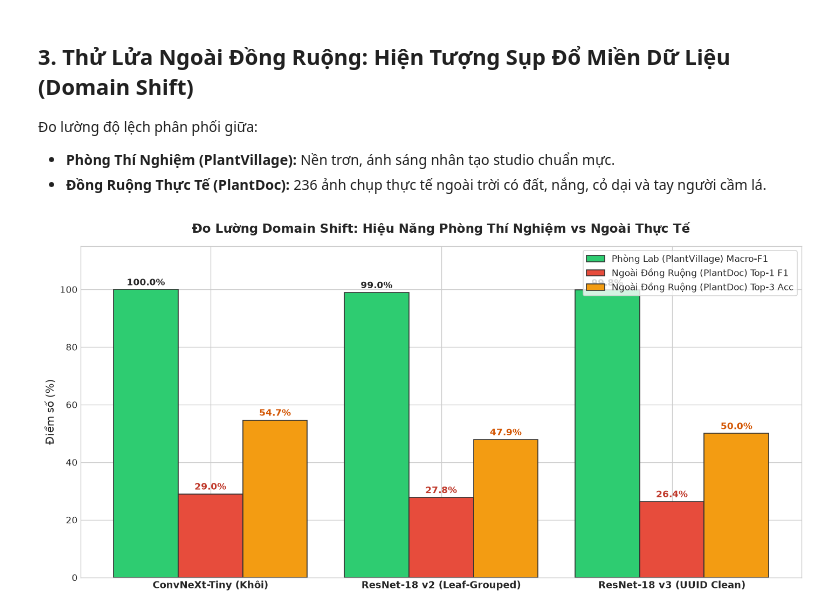
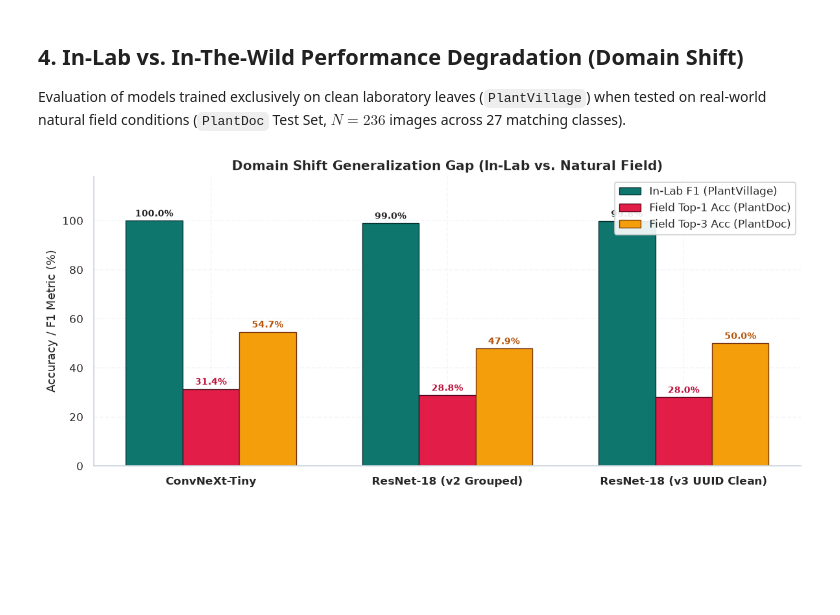
Before and after one commit to Longcodepro/plant-disease-ml, a Jupyter notebook: notebooks/07_model_evaluation_and_analysis.ipynb, the cells around one changed output. Drawn from its saved outputs; the diff is of its cells as text; code cells hidden in the pictures; blank space fills up the shorter version.

Commit message:
style(notebooks): refactor notebooks 07 and 08 to clean publication-grade benchmark styling

```diff
--- a/notebooks/07_model_evaluation_and_analysis.ipynb
+++ b/notebooks/07_model_evaluation_and_analysis.ipynb
@@ -122,38 +194,37 @@ plt.show()
-# %% [markdown]
-## 3. Thử Lửa Ngoài Đồng Ruộng: Hiện Tượng Sụp Đổ Miền Dữ Liệu (Domain Shift)
-Đo lường độ lệch phân phối giữa:
-* **Phòng Thí Nghiệm (PlantVillage):** Nền trơn, ánh sáng nhân tạo studio chuẩn mực.
-* **Đồng Ruộng Thực Tế (PlantDoc):** 236 ảnh chụp thực tế ngoài trời có đất, nắng, cỏ dại và tay người cầm lá.
+# %% [markdown]
+## 4. In-Lab vs. In-The-Wild Performance Degradation (Domain Shift)
+Evaluation of models trained exclusively on clean laboratory leaves (`PlantVillage`) when tested on real-world natural field conditions (`PlantDoc` Test Set, $N=236$ images across 27 matching classes).
 # %%
-models_list = ['ConvNeXt-Tiny (Khôi)', 'ResNet-18 v2 (Leaf-Grouped)', 'ResNet-18 v3 (UUID Clean)']
-lab_f1 = [99.95, 98.95, 99.80]
-plantdoc_f1 = [29.03, 27.81, 26.39]
+models = ["ConvNeXt-Tiny", "ResNet-18 (v2 Grouped)", "ResNet-18 (v3 UUID Clean)"]
+lab_metrics = [99.95, 98.95, 99.80]
+plantdoc_top1 = [31.36, 28.81, 27.97]
 plantdoc_top3 = [54.66, 47.88, 50.00]
 
-x = np.arange(len(models_list))
-width = 0.28
+x = np.arange(len(models))
+w = 0.24
 
-fig, ax = plt.subplots(figsize=(12, 6), dpi=120)
+fig, ax = plt.subplots(figsize=(10, 4.5), dpi=120)
 
-rects1 = ax.bar(x - width, lab_f1, width, label='Phòng Lab (PlantVillage) Macro-F1', color='#2ecc71', edgecolor='#333333')
-rects2 = ax.bar(x, plantdoc_f1, width, label='Ngoài Đồng Ruộng (PlantDoc) Top-1 F1', color='#e74c3c', edgecolor='#333333')
-rects3 = ax.bar(x + width, plantdoc_top3, width, label='Ngoài Đồng Ruộng (PlantDoc) Top-3 Acc', color='#f39c12', edgecolor='#333333')
+r1 = ax.bar(x - w, lab_metrics, w, label="In-Lab F1 (PlantVillage)", color="#0f766e", edgecolor="#042f2e", linewidth=0.8)
+r2 = ax.bar(x, plantdoc_top1, w, label="Field Top-1 Acc (PlantDoc)", color="#e11d48", edgecolor="#4c0519", linewidth=0.8)
+r3 = ax.bar(x + w, plantdoc_top3, w, label="Field Top-3 Acc (PlantDoc)", color="#f59e0b", edgecolor="#78350f", linewidth=0.8)
 
-for rect in rects1:
-    ax.text(rect.get_x() + rect.get_width()/2.0, rect.get_height() + 1.5, f"{rect.get_height():.1f}%", ha='center', fontsize=10, fontweight='bold')
-for rect in rects2:
-    ax.text(rect.get_x() + rect.get_width()/2.0, rect.get_height() + 1.5, f"{rect.get_height():.1f}%", ha='center', fontsize=10, fontweight='bold', color='#c0392b')
-for rect in rects3:
-    ax.text(rect.get_x() + rect.get_width()/2.0, rect.get_height() + 1.5, f"{rect.get_height():.1f}%", ha='center', fontsize=10, fontweight='bold', color='#d35400')
+for bar in r1:
+    ax.text(bar.get_x() + bar.get_width()/2.0, bar.get_height() + 1.8, f"{bar.get_height():.1f}%", ha="center", fontsize=8.5, fontweight="bold")
+for bar in r2:
+    ax.text(bar.get_x() + bar.get_width()/2.0, bar.get_height() + 1.8, f"{bar.get_height():.1f}%", ha="center", fontsize=8.5, fontweight="bold", color="#be123c")
+for bar in r3:
+    ax.text(bar.get_x() + bar.get_width()/2.0, bar.get_height() + 1.8, f"{bar.get_height():.1f}%", ha="center", fontsize=8.5, fontweight="bold", color="#b45309")
 
-ax.set_title('Đo Lường Domain Shift: Hiệu Năng Phòng Thí Nghiệm vs Ngoài Thực Tế', fontsize=14, fontweight='bold', pad=15)
-ax.set_ylabel('Điểm số (%)', fontsize=12)
+ax.set_title("Domain Shift Generalization Gap (In-Lab vs. Natural Field)")
+ax.set_ylabel("Accuracy / F1 Metric (%)")
 ax.set_xticks(x)
-ax.set_xticklabels(models_list, fontsize=11, fontweight='bold')
-ax.set_ylim(0, 115)
-ax.legend(frameon=True, facecolor='white', loc='upper right')
+ax.set_xticklabels(models, fontweight="bold")
+ax.set_ylim(0, 118)
+ax.legend(loc="upper right", frameon=True, facecolor="white", framealpha=0.9)
+sns.despine(ax=ax)
 
 plt.tight_layout()
 plt.show()
 # %% [output]
-[figure, old version]
+[figure, new version]
```
Also changed, not shown: parts of 16 cells of this notebook, 3 other files.
